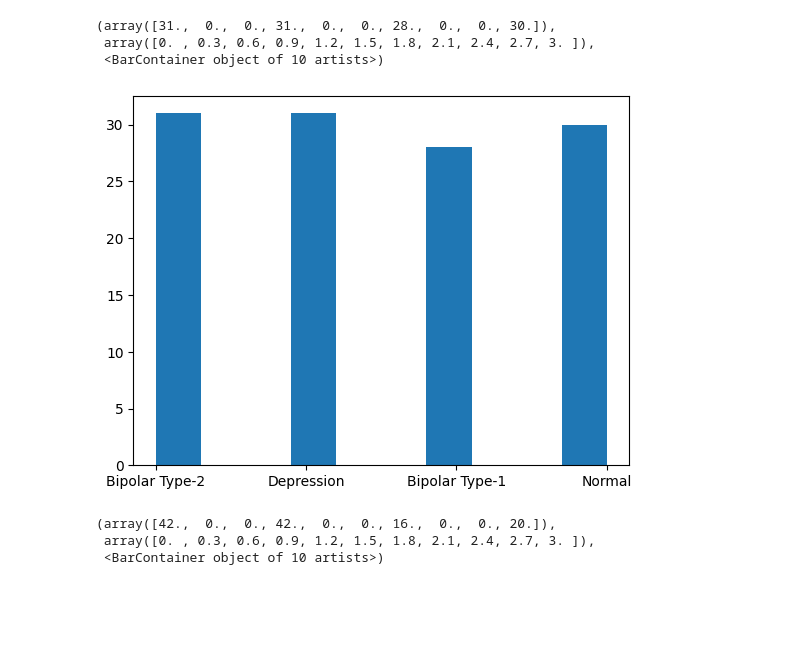
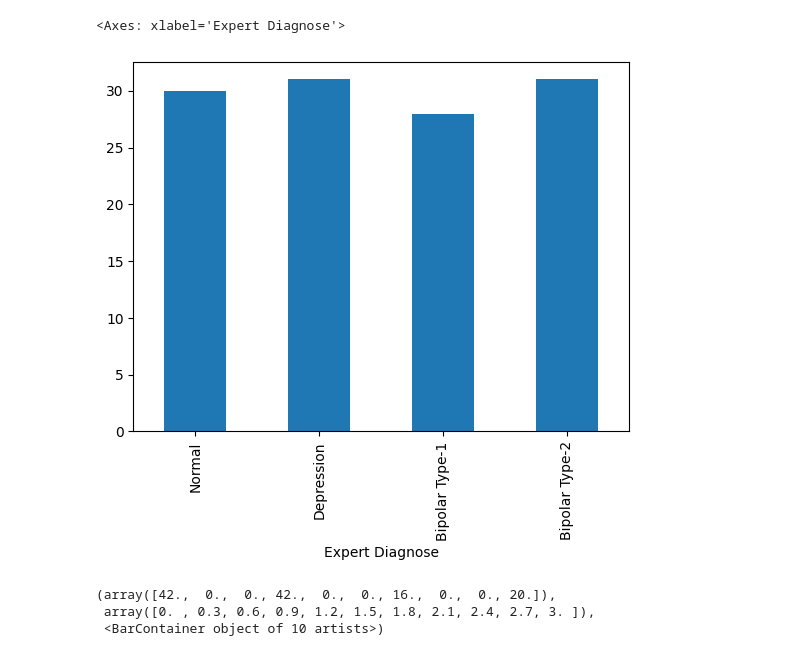
Before and after one commit to Ajver/mental-disorder-diagnosis, a Jupyter notebook: data_analysis.ipynb, the cells around one changed output. Drawn from its saved outputs; the diff is of its cells as text; code cells hidden in the pictures; blank space fills up the shorter version.

Commit message:
Change order of classes on histogram

```diff
--- a/data_analysis.ipynb
+++ b/data_analysis.ipynb
@@ -2,6 +2,8 @@
 import kagglehub
 import pandas as pd
 import matplotlib.pyplot as plt
+# %%
+plt.style.use("default")
 # %%
 def yes_no_to_bin(dataset: pd.DataFrame, colnames: list[str]):
     for col in colnames:
@@ -20,7 +22,7 @@ def to_dummies(dataset: pd.DataFrame, colnames: list[str]) -> pd.DataFrame:
         # dms.drop(columns=f"{col}_Seldom", inplace=True)
         dataset = pd.concat([dataset, dms], axis=1)
 
-    dataset.drop(columns=colnames, inplace=True)
+    # dataset.drop(columns=colnames, inplace=True)
     return dataset
 # %%
 path = kagglehub.dataset_download("mdsultanulislamovi/mental-disorders-dataset")
@@ -86,10 +95,10 @@ dataset.head()
 # %%
-plt.hist(dataset["Expert Diagnose"])
+# plt.hist(dataset["Expert Diagnose"].va)
+order = ["Normal", "Depression", "Bipolar Type-1", "Bipolar Type-2"]
+dataset["Expert Diagnose"].value_counts().loc[order].plot.bar()
 # %% [output]
-(array([31.,  0.,  0., 31.,  0.,  0., 28.,  0.,  0., 30.]),
- array([0. , 0.3, 0.6, 0.9, 1.2, 1.5, 1.8, 2.1, 2.4, 2.7, 3. ]),
- <BarContainer object of 10 artists>)
+<Axes: xlabel='Expert Diagnose'>
-[figure, old version]
+[figure, new version]
 # %%
 plt.hist(dataset["Sadness"])
 # %% [output]
```
Also changed, not shown: parts of 2 cells of this notebook.
